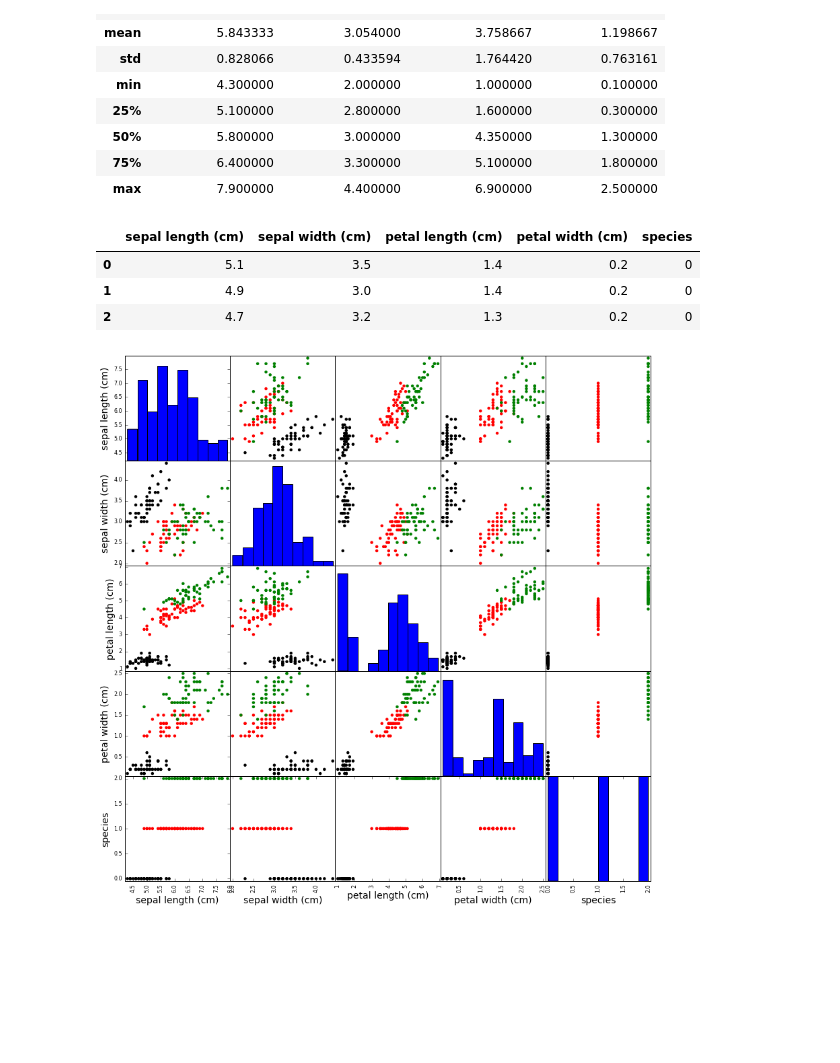
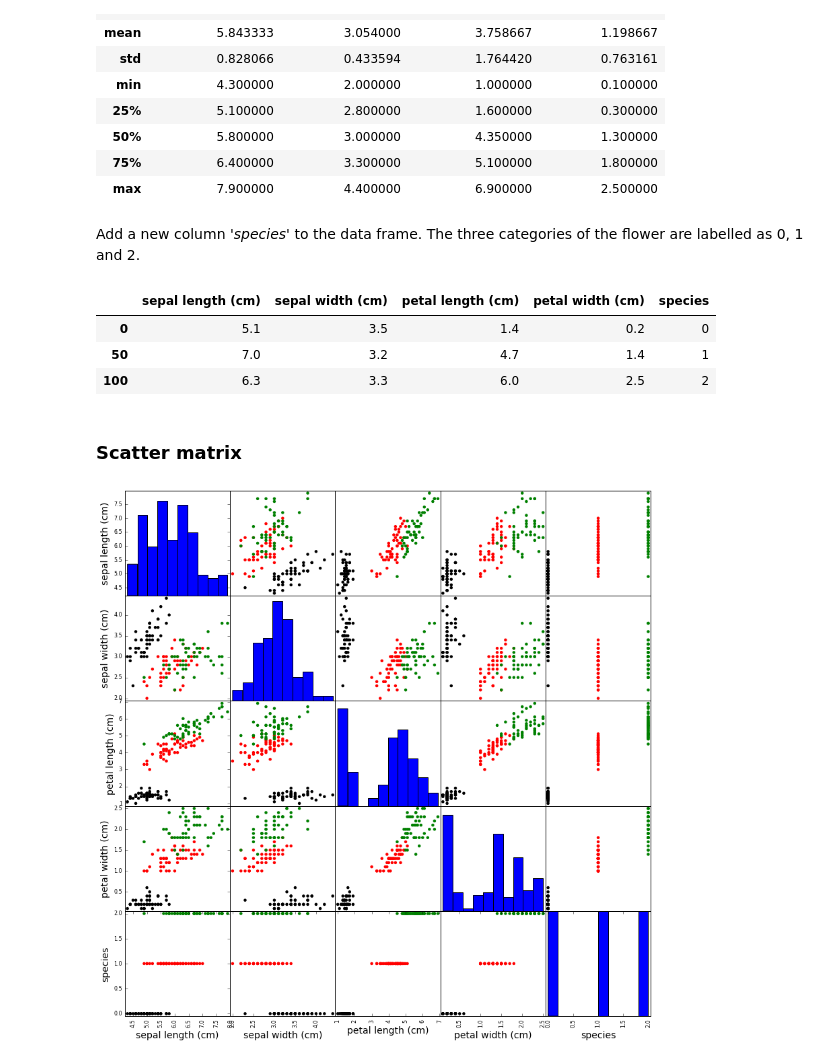
Before and after one commit to makakin/Stat3612Python, a Jupyter notebook: [Lecture 3] Data Exploration.ipynb, the cells around one changed output. Cells and saved outputs as stored; diff of their text form; code cells hidden in the pictures; blank space fills up the shorter version.

```diff
--- a/[Lecture 3] Data Exploration.ipynb
+++ b/[Lecture 3] Data Exploration.ipynb
@@ -53,14 +62,18 @@ iris_df.describe()
 | 50% | 5.800000 | 3.000000 | 4.350000 | 1.300000 |
 | 75% | 6.400000 | 3.300000 | 5.100000 | 1.800000 |
 | max | 7.900000 | 4.400000 | 6.900000 | 2.500000 |
+# %% [markdown]
+Add a new column '*species*' to the data frame. The three categories of the flower are labelled as 0, 1 and 2.
 # %%
 iris_df['species'] = iris['target']
-iris_df.head(3)
+iris_df.iloc[[0,50,100]]
 # %% [output]
 |  | sepal length (cm) | sepal width (cm) | petal length (cm) | petal width (cm) | species |
 | 0 | 5.1 | 3.5 | 1.4 | 0.2 | 0 |
-| 1 | 4.9 | 3.0 | 1.4 | 0.2 | 0 |
-| 2 | 4.7 | 3.2 | 1.3 | 0.2 | 0 |
+| 50 | 7.0 | 3.2 | 4.7 | 1.4 | 1 |
+| 100 | 6.3 | 3.3 | 6.0 | 2.5 | 2 |
+# %% [markdown]
+### Scatter matrix
 # %%
 from pandas.tools.plotting import scatter_matrix
 colors=['black','red','green']
```
Also changed, not shown: parts of 8 cells of this notebook.
